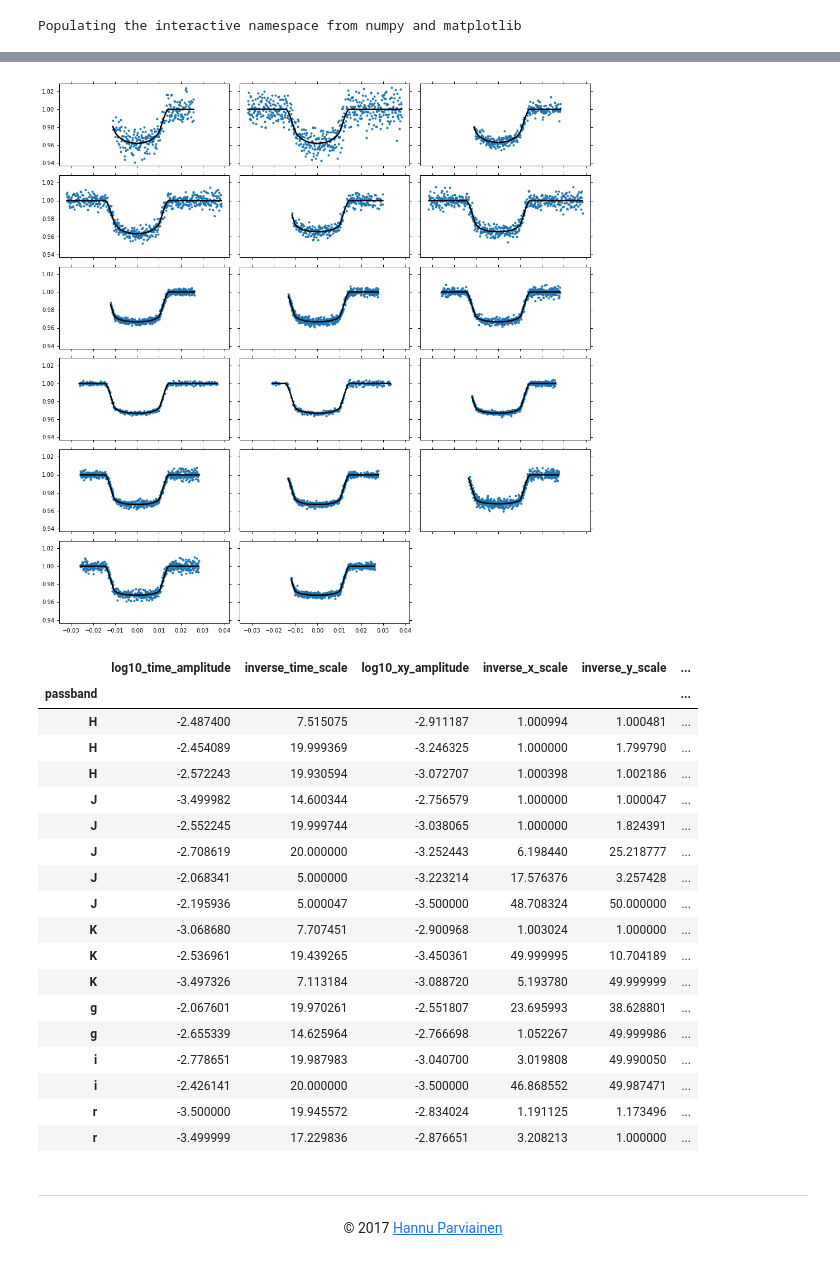
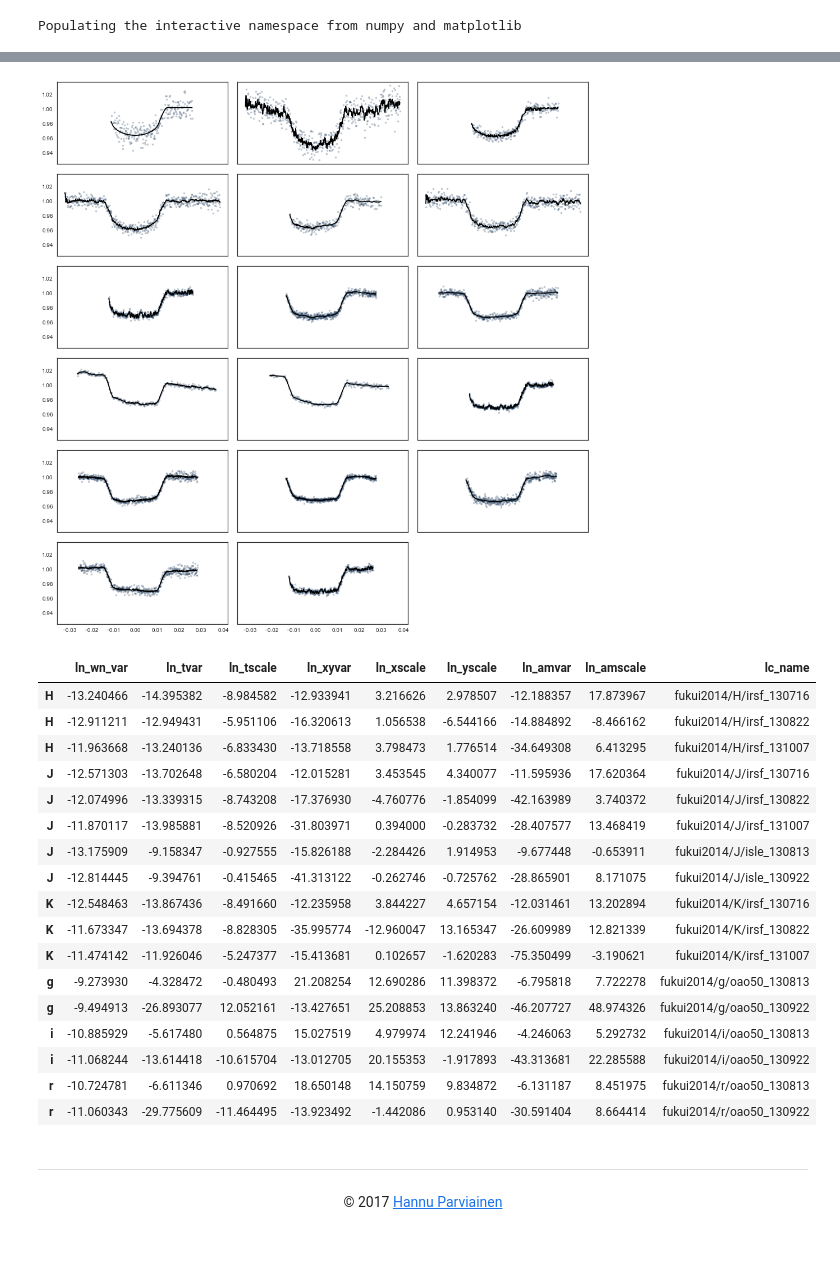
Before and after one commit to hpparvi/Parviainen-2017-WASP-80b, a Jupyter notebook: notebooks/01_broadband_analysis/AE3b_GP_hyperparameter_fukui.ipynb, the cells around one changed output, grey strips where cells are left out. Saved outputs shown, nothing was run; the diff lists cells and outputs as text; code cells hidden in the pictures.

```diff
--- a/notebooks/01_broadband_analysis/AE3b_GP_hyperparameter_fukui.ipynb
+++ b/notebooks/01_broadband_analysis/AE3b_GP_hyperparameter_fukui.ipynb
@@ -8,7 +14,4 @@ Populating the interactive namespace from numpy and matplotlib
 # %%
-from exotk.utils.misc import fold
-from src.extcore import *
-
-lpf = LPFFukui2014(use_ldtk=False)
+lpf = LPFFukui2014(use_ldtk=True)
 lpfo = LPFTM(use_ldtk=False, constant_k=True, noise='white')
 pv0 = pd.read_hdf(RFILE_EXT,'ckwn_ldtk/fc').median().values
@@ -50,11 +48,3 @@ fluxes_m = lpf.compute_transit(pv0)
 residuals = [fo-fm for fo,fm in zip(lpf.fluxes,fluxes_m)]
 gps = [GPF14(gpin, res) for gpin,res in zip(lpf.gp_inputs,residuals)]
 hps = []
-# %%
-hps = []
-for i,gp in enumerate(gps):
-    de = DiffEvol(gp.lnposterior, gp.ps.bounds, 50, maximize=True)
-    de.optimize(50)
-    hps.append(gp.fit(de.minimum_location, False))
-    clear_output(wait=True)
-    display(HTML('{:d} / {:d}'.format(i+1, len(gps))))
@@ -63,3 +51,8 @@ for i,gp in enumerate(gps):
+# %%
+hps = []
+for gp in tqdm(gps, desc='Optimising GP hyperparameters'):
+    gp.fit()
+    hps.append(gp.hp)
 # %%
 fig,axs = subplots(6,3, figsize=(14,14),sharey=True, sharex=True)
 for iax,ilc in enumerate(lpf.lcorder):
@@ -76,40 +69,37 @@ axs.flat[-1].set_visible(False)
 fig,axs = subplots(6,3, figsize=(14,14),sharey=True, sharex=True)
 for iax,ilc in enumerate(lpf.lcorder):
     gps[ilc].compute(hps[ilc])
-    pr = gps[ilc].predict(None)
-    axs.flat[iax].plot(phases[ilc],lpf.fluxes[ilc]-pr,'.', alpha=1)
-    axs.flat[iax].plot(phases[ilc],fluxes_m[ilc],'k')
+    pr = gps[ilc].predict(gps[ilc].hp)
+    axs.flat[iax].plot(phases[ilc],lpf.fluxes[ilc],'.', alpha=0.25)
+    axs.flat[iax].plot(phases[ilc],fluxes_m[ilc]+pr,'k')
 fig.tight_layout()
 axs.flat[-1].set_visible(False)
 # %% [output]
-[figure, old version]
+[figure, new version]
 # %%
-f = pd.HDFStore('data/external_lcs.h5')
-lcnames = [k[4:] for k in f.keys() if 'lc/fukui' in k]
-f.close()
+with pd.HDFStore(DFILE_EXT) as f:
+    lcnames = [k[4:] for k in f.keys() if 'lc/fukui' in k]
 
 df = pd.DataFrame(hps, columns=gp.names, index=lpf.passbands)
 df['lc_name'] = lcnames
-
 df
 # %% [output]
-|  | log10_time_amplitude | inverse_time_scale | log10_xy_amplitude | inverse_x_scale | inverse_y_scale | ... |
-| passband |  |  |  |  |  | ... |
-| H | -2.487400 | 7.515075 | -2.911187 | 1.000994 | 1.000481 | ... |
-| H | -2.454089 | 19.999369 | -3.246325 | 1.000000 | 1.799790 | ... |
-| H | -2.572243 | 19.930594 | -3.072707 | 1.000398 | 1.002186 | ... |
-| J | -3.499982 | 14.600344 | -2.756579 | 1.000000 | 1.000047 | ... |
-| J | -2.552245 | 19.999744 | -3.038065 | 1.000000 | 1.824391 | ... |
-| J | -2.708619 | 20.000000 | -3.252443 | 6.198440 | 25.218777 | ... |
-| J | -2.068341 | 5.000000 | -3.223214 | 17.576376 | 3.257428 | ... |
-| J | -2.195936 | 5.000047 | -3.500000 | 48.708324 | 50.000000 | ... |
-| K | -3.068680 | 7.707451 | -2.900968 | 1.003024 | 1.000000 | ... |
-| K | -2.536961 | 19.439265 | -3.450361 | 49.999995 | 10.704189 | ... |
-| K | -3.497326 | 7.113184 | -3.088720 | 5.193780 | 49.999999 | ... |
-| g | -2.067601 | 19.970261 | -2.551807 | 23.695993 | 38.628801 | ... |
-| g | -2.655339 | 14.625964 | -2.766698 | 1.052267 | 49.999986 | ... |
-| i | -2.778651 | 19.987983 | -3.040700 | 3.019808 | 49.990050 | ... |
-| i | -2.426141 | 20.000000 | -3.500000 | 46.868552 | 49.987471 | ... |
-| r | -3.500000 | 19.945572 | -2.834024 | 1.191125 | 1.173496 | ... |
-| r | -3.499999 | 17.229836 | -2.876651 | 3.208213 | 1.000000 | ... |
+|  | ln_wn_var | ln_tvar | ln_tscale | ln_xyvar | ln_xscale | ln_yscale | ln_amvar | ln_amscale | lc_name |
+| H | -13.240466 | -14.395382 | -8.984582 | -12.933941 | 3.216626 | 2.978507 | -12.188357 | 17.873967 | fukui2014/H/irsf_130716 |
+| H | -12.911211 | -12.949431 | -5.951106 | -16.320613 | 1.056538 | -6.544166 | -14.884892 | -8.466162 | fukui2014/H/irsf_130822 |
+| H | -11.963668 | -13.240136 | -6.833430 | -13.718558 | 3.798473 | 1.776514 | -34.649308 | 6.413295 | fukui2014/H/irsf_131007 |
+| J | -12.571303 | -13.702648 | -6.580204 | -12.015281 | 3.453545 | 4.340077 | -11.595936 | 17.620364 | fukui2014/J/irsf_130716 |
+| J | -12.074996 | -13.339315 | -8.743208 | -17.376930 | -4.760776 | -1.854099 | -42.163989 | 3.740372 | fukui2014/J/irsf_130822 |
+| J | -11.870117 | -13.985881 | -8.520926 | -31.803971 | 0.394000 | -0.283732 | -28.407577 | 13.468419 | fukui2014/J/irsf_131007 |
+| J | -13.175909 | -9.158347 | -0.927555 | -15.826188 | -2.284426 | 1.914953 | -9.677448 | -0.653911 | fukui2014/J/isle_130813 |
+| J | -12.814445 | -9.394761 | -0.415465 | -41.313122 | -0.262746 | -0.725762 | -28.865901 | 8.171075 | fukui2014/J/isle_130922 |
+| K | -12.548463 | -13.867436 | -8.491660 | -12.235958 | 3.844227 | 4.657154 | -12.031461 | 13.202894 | fukui2014/K/irsf_130716 |
+| K | -11.673347 | -13.694378 | -8.828305 | -35.995774 | -12.960047 | 13.165347 | -26.609989 | 12.821339 | fukui2014/K/irsf_130822 |
+| K | -11.474142 | -11.926046 | -5.247377 | -15.413681 | 0.102657 | -1.620283 | -75.350499 | -3.190621 | fukui2014/K/irsf_131007 |
+| g | -9.273930 | -4.328472 | -0.480493 | 21.208254 | 12.690286 | 11.398372 | -6.795818 | 7.722278 | fukui2014/g/oao50_130813 |
+| g | -9.494913 | -26.893077 | 12.052161 | -13.427651 | 25.208853 | 13.863240 | -46.207727 | 48.974326 | fukui2014/g/oao50_130922 |
+| i | -10.885929 | -5.617480 | 0.564875 | 15.027519 | 4.979974 | 12.241946 | -4.246063 | 5.292732 | fukui2014/i/oao50_130813 |
+| i | -11.068244 | -13.614418 | -10.615704 | -13.012705 | 20.155353 | -1.917893 | -43.313681 | 22.285588 | fukui2014/i/oao50_130922 |
+| r | -10.724781 | -6.611346 | 0.970692 | 18.650148 | 14.150759 | 9.834872 | -6.131187 | 8.451975 | fukui2014/r/oao50_130813 |
+| r | -11.060343 | -29.775609 | -11.464495 | -13.923492 | -1.442086 | 0.953140 | -30.591404 | 8.664414 | fukui2014/r/oao50_130922 |
 # %%
```
Also changed, not shown: parts of 9 cells of this notebook, 4 other files.
